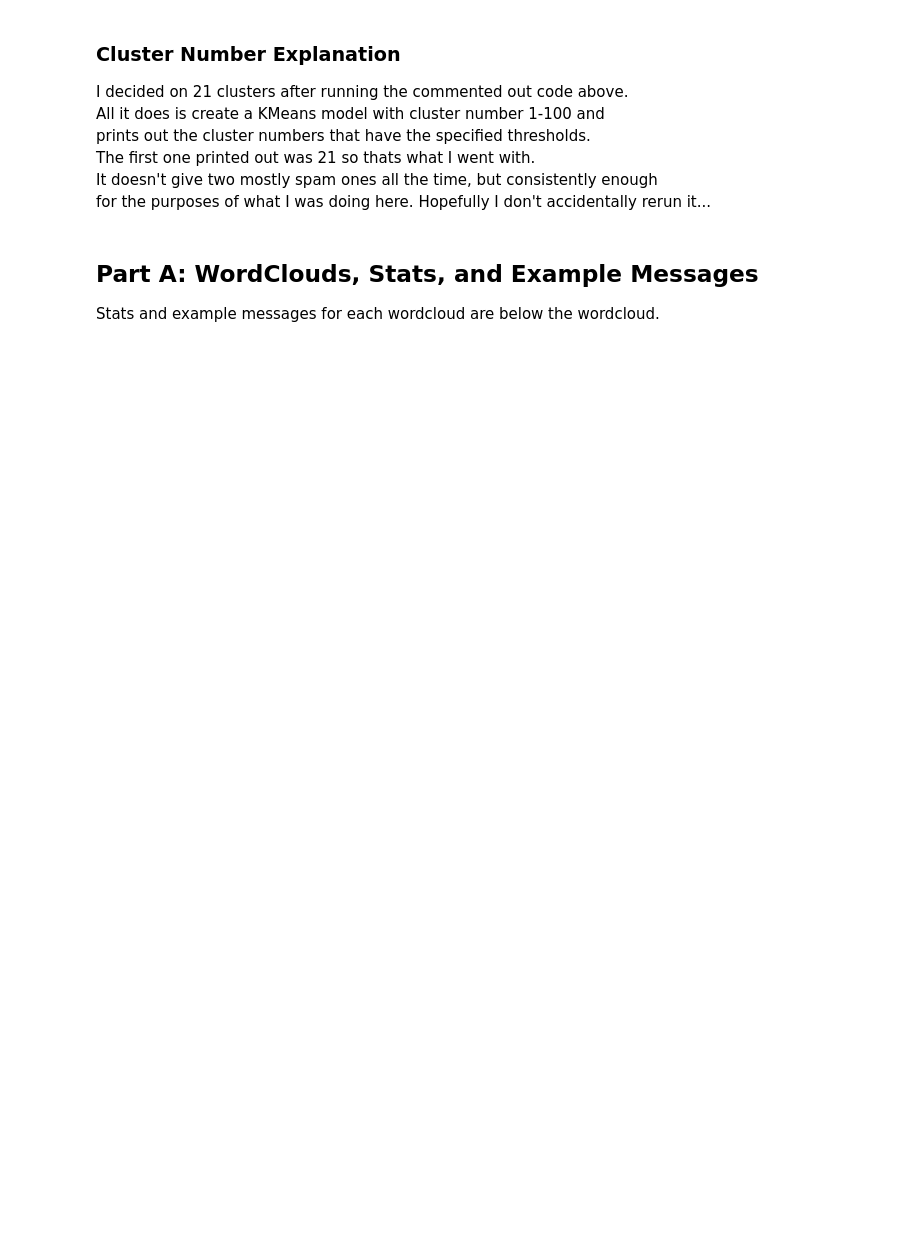
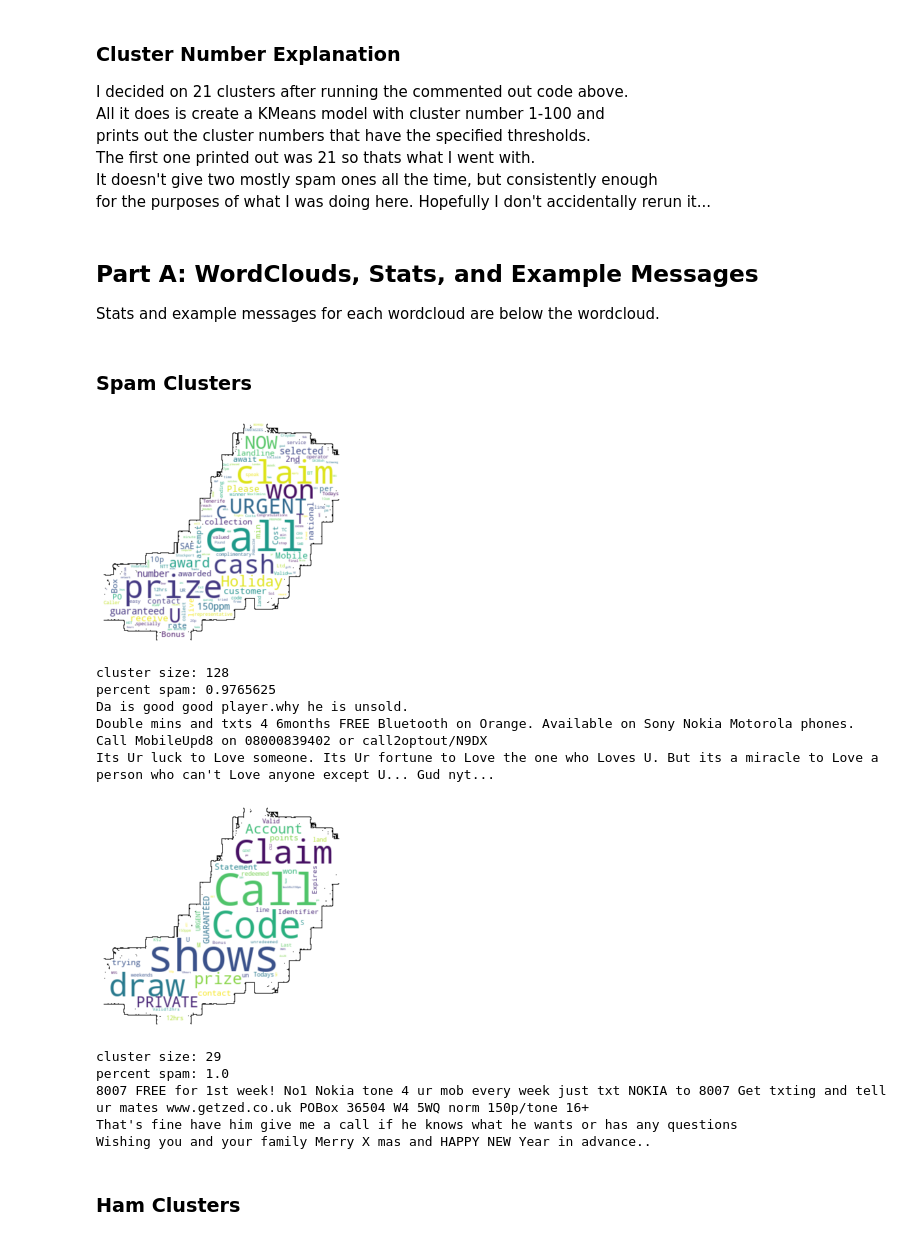
Before and after one commit to Syvven/CSCI-4980, a Jupyter notebook: homework2/homework2.ipynb, the cells around one changed output. Saved outputs shown, nothing was run; the diff lists cells and outputs as text; code cells hidden in the pictures; blank space fills up the shorter version.

```diff
--- a/homework2/homework2.ipynb
+++ b/homework2/homework2.ipynb
@@ -168,4 +166,54 @@ for the purposes of what I was doing here. Hopefully I don't accidentally rerun
 # %% [markdown]
 ## Part A: WordClouds, Stats, and Example Messages
 Stats and example messages for each wordcloud are below the wordcloud.
+# %% [markdown]
+### Spam Clusters
+# %%
+from wordcloud import WordCloud
+import matplotlib.pyplot as plt
+import os
+from os import path
+from PIL import Image
+
+spam_cluster_ids = [13, 20]
+ham_cluster_ids = [18,16,15]
+
+# https://amueller.github.io/word_cloud/auto_examples/masked.html
+# get data directory (using getcwd() is needed to support running example in generated IPython notebook)
+d = path.dirname(__file__) if "__file__" in locals() else os.getcwd()
+
+# read the mask image
+spam_mask = np.array(Image.open(path.join(d, "spam.jpg")))
+ham_mask = np.array(Image.open(path.join(d, "ham.jpg")))
+
+for cluster_id in spam_cluster_ids:
+    matching_indices = (km.labels_== cluster_id)
+    all_text = " ".join(txt for txt in X[matching_indices.nonzero()[0]])
+    word_cloud1 = WordCloud(collocations = False, background_color = 'white',
+                            width = 2048, height = 2048, mask=spam_mask,
+                            contour_width=1, contour_color='black').generate(all_text)
+    plt.imshow(word_cloud1, interpolation='bilinear')
+    plt.axis("off")
+    plt.show()
+    word_cloud1.to_file(path.join(d, "spam" + str(cluster_id) + ".png"))
+    print("cluster size:",X[matching_indices].size)
+    print("percent spam:",(y_train[matching_indices] == 0).sum() / matching_indices.sum())
+    indices = np.random.choice(matching_indices.shape[0], 3, replace=False)
+    for index in indices:
+        print(X[index])
+# %% [output]
+[figure, added]
+cluster size: 128
+percent spam: 0.9765625
+Da is good good player.why he is unsold.
+Double mins and txts 4 6months FREE Bluetooth on Orange. Available on Sony Nokia Motorola phones. Call MobileUpd8 on 08000839402 or call2optout/N9DX
+Its Ur luck to Love someone. Its Ur fortune to Love the one who Loves U. But its a miracle to Love a person who can't Love anyone except U... Gud nyt...
+[figure, added]
+cluster size: 29
+percent spam: 1.0
+8007 FREE for 1st week! No1 Nokia tone 4 ur mob every week just txt NOKIA to 8007 Get txting and tell ur mates www.getzed.co.uk POBox 36504 W4 5WQ norm 150p/tone 16+
+That's fine have him give me a call if he knows what he wants or has any questions
+Wishing you and your family Merry X mas and HAPPY NEW Year in advance..
+# %% [markdown]
+### Ham Clusters
 # %%
```
Also changed, not shown: parts of 17 cells of this notebook, 7 other files.
